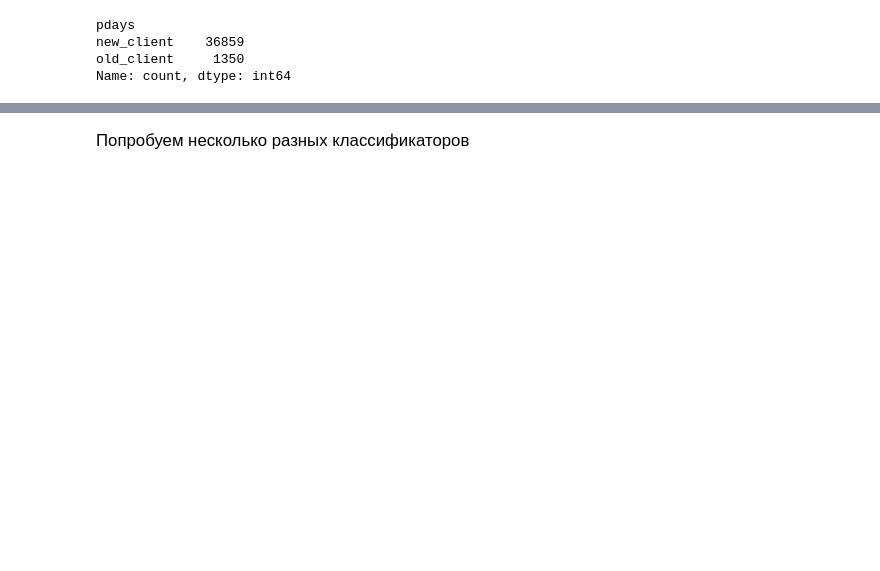
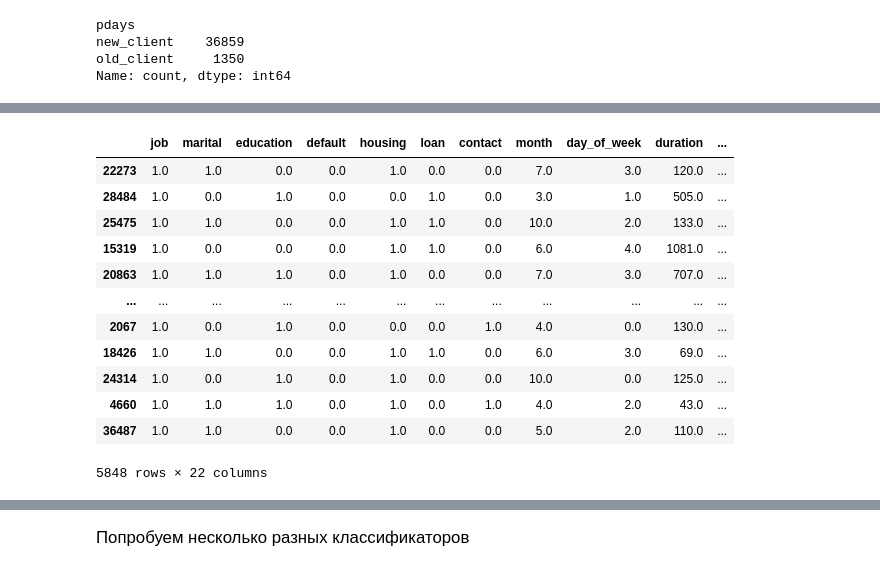
Before and after one commit to Ekzz0/DataScience_book, a Jupyter notebook: ML_practice/term_deposit_classification.ipynb, the cells around one changed output, grey strips where cells are left out. Cells and saved outputs as stored; diff of their text form; code cells hidden in the pictures; blank space fills up the shorter version.

```diff
--- a/ML_practice/term_deposit_classification.ipynb
+++ b/ML_practice/term_deposit_classification.ipynb
@@ -312,6 +312,22 @@ df = shuffle(df)
 # Разделяем датасет на X, y
 X = df.iloc[:, df.columns != 'y']
 y = df.iloc[:, df.columns == 'y']
+# %%
+df
+# %% [output]
+|  | job | marital | education | default | housing | loan | contact | month | day_of_week | duration | ... |
+| 22273 | 1.0 | 1.0 | 0.0 | 0.0 | 1.0 | 0.0 | 0.0 | 7.0 | 3.0 | 120.0 | ... |
+| 28484 | 1.0 | 0.0 | 1.0 | 0.0 | 0.0 | 1.0 | 0.0 | 3.0 | 1.0 | 505.0 | ... |
+| 25475 | 1.0 | 1.0 | 0.0 | 0.0 | 1.0 | 1.0 | 0.0 | 10.0 | 2.0 | 133.0 | ... |
+| 15319 | 1.0 | 0.0 | 0.0 | 0.0 | 1.0 | 1.0 | 0.0 | 6.0 | 4.0 | 1081.0 | ... |
+| 20863 | 1.0 | 1.0 | 1.0 | 0.0 | 1.0 | 0.0 | 0.0 | 7.0 | 3.0 | 707.0 | ... |
+| ... | ... | ... | ... | ... | ... | ... | ... | ... | ... | ... | ... |
+| 2067 | 1.0 | 0.0 | 1.0 | 0.0 | 0.0 | 0.0 | 1.0 | 4.0 | 0.0 | 130.0 | ... |
+| 18426 | 1.0 | 1.0 | 0.0 | 0.0 | 1.0 | 1.0 | 0.0 | 6.0 | 3.0 | 69.0 | ... |
+| 24314 | 1.0 | 0.0 | 1.0 | 0.0 | 1.0 | 0.0 | 0.0 | 10.0 | 0.0 | 125.0 | ... |
+| 4660 | 1.0 | 1.0 | 1.0 | 0.0 | 1.0 | 0.0 | 1.0 | 4.0 | 2.0 | 43.0 | ... |
+| 36487 | 1.0 | 1.0 | 0.0 | 0.0 | 1.0 | 0.0 | 0.0 | 5.0 | 2.0 | 110.0 | ... |
+5848 rows × 22 columns
 # %%
 sns.countplot(df, x='y' )
 # %% [output]
```
Also changed, not shown: parts of 14 cells of this notebook.
